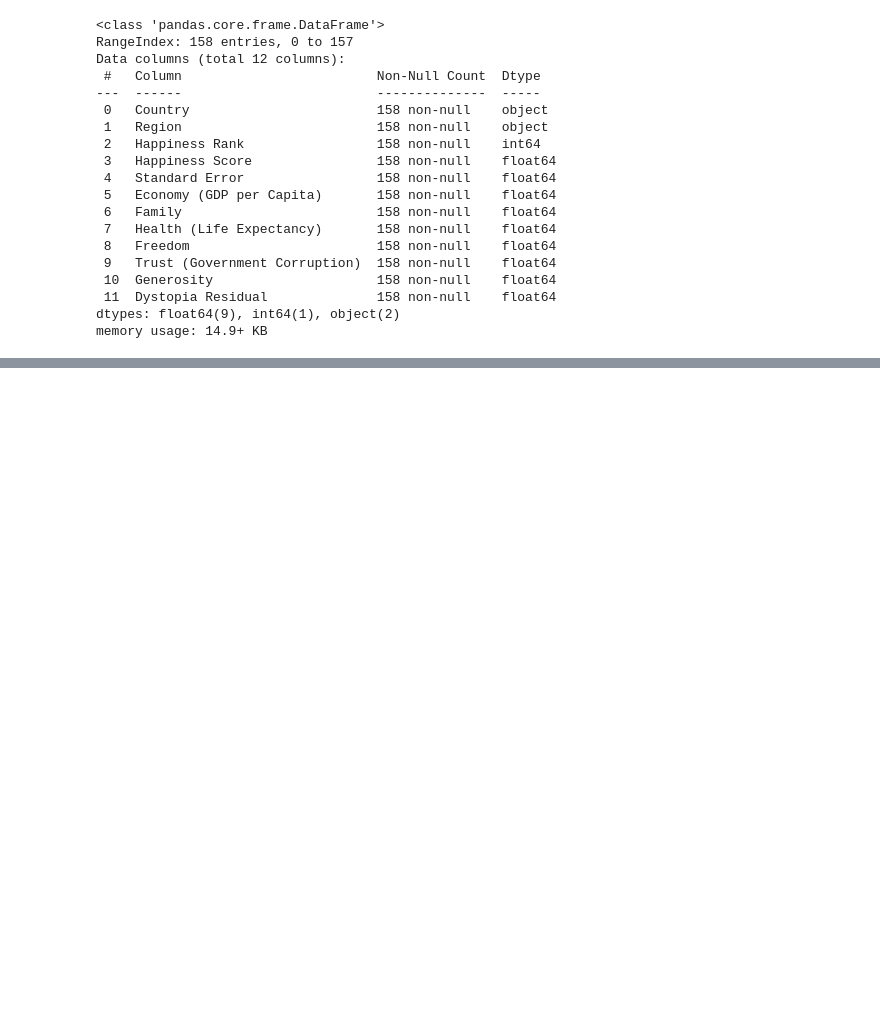
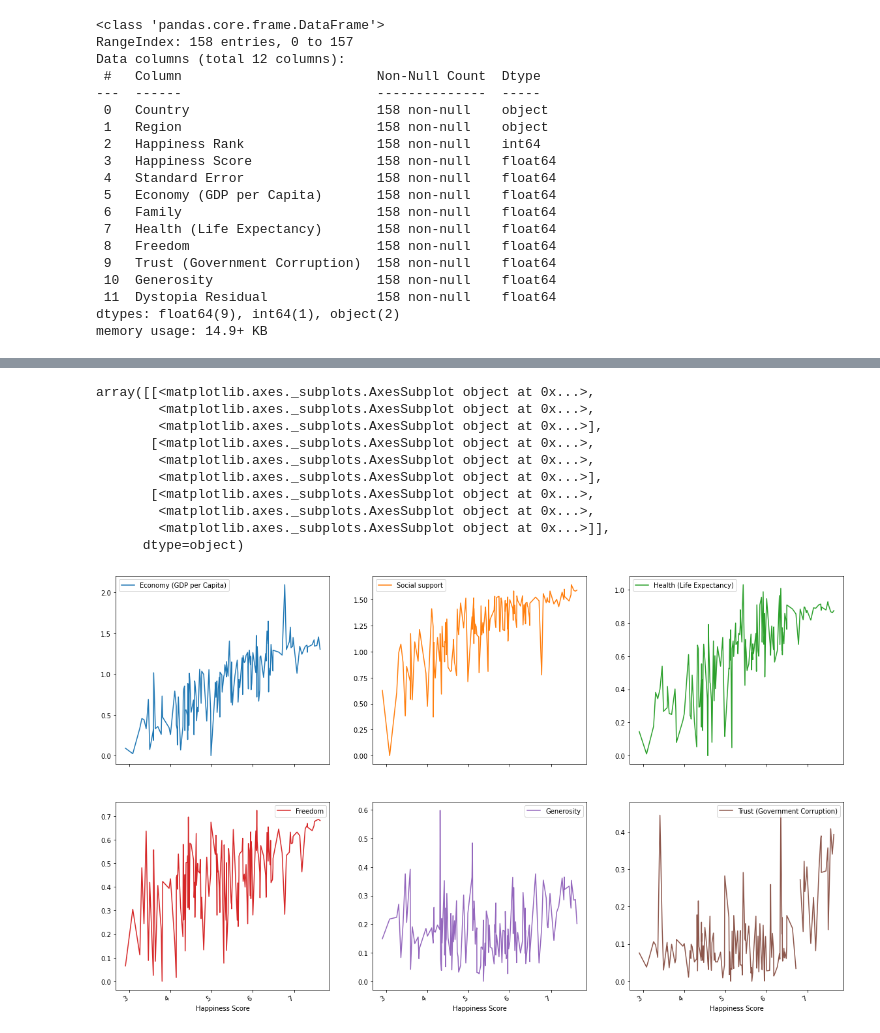
Before and after one commit to sumankumar1/python, a Jupyter notebook: Data Science - World Happiness Report/notebook.ipynb, the cells around one changed output, grey strips where cells are left out. Saved outputs shown, nothing was run; the diff lists cells and outputs as text; code cells hidden in the pictures; blank space fills up the shorter version.

```diff
--- a/Data Science - World Happiness Report/notebook.ipynb
+++ b/Data Science - World Happiness Report/notebook.ipynb
@@ -101,0 +177,22 @@ array([[<matplotlib.axes._subplots.AxesSubplot object at 0x...>,
+# %%
+d18 =  d18.rename(columns = {'Overall rank': 'Happiness Rank',
+                             'Country or region': 'Country',
+                             'Score' : 'Happiness Score',
+                             'GDP per capita': 'Economy (GDP per Capita)',
+                             'Healthy life expectancy': 'Health (Life Expectancy)',
+                             'Freedom to make life choices' : 'Freedom',
+                            'Perceptions of corruption': 'Trust (Government Corruption)'})
+# %%
+d18.iloc[:,2:].plot(x='Happiness Score',subplots=True, figsize=(20,20), layout=(3,3))
+# %% [output]
+array([[<matplotlib.axes._subplots.AxesSubplot object at 0x...>,
+        <matplotlib.axes._subplots.AxesSubplot object at 0x...>,
+        <matplotlib.axes._subplots.AxesSubplot object at 0x...>],
+       [<matplotlib.axes._subplots.AxesSubplot object at 0x...>,
+        <matplotlib.axes._subplots.AxesSubplot object at 0x...>,
+        <matplotlib.axes._subplots.AxesSubplot object at 0x...>],
+       [<matplotlib.axes._subplots.AxesSubplot object at 0x...>,
+        <matplotlib.axes._subplots.AxesSubplot object at 0x...>,
+        <matplotlib.axes._subplots.AxesSubplot object at 0x...>]],
+      dtype=object)
+[figure, added]
```
Also changed, not shown: parts of 15 cells of this notebook.
